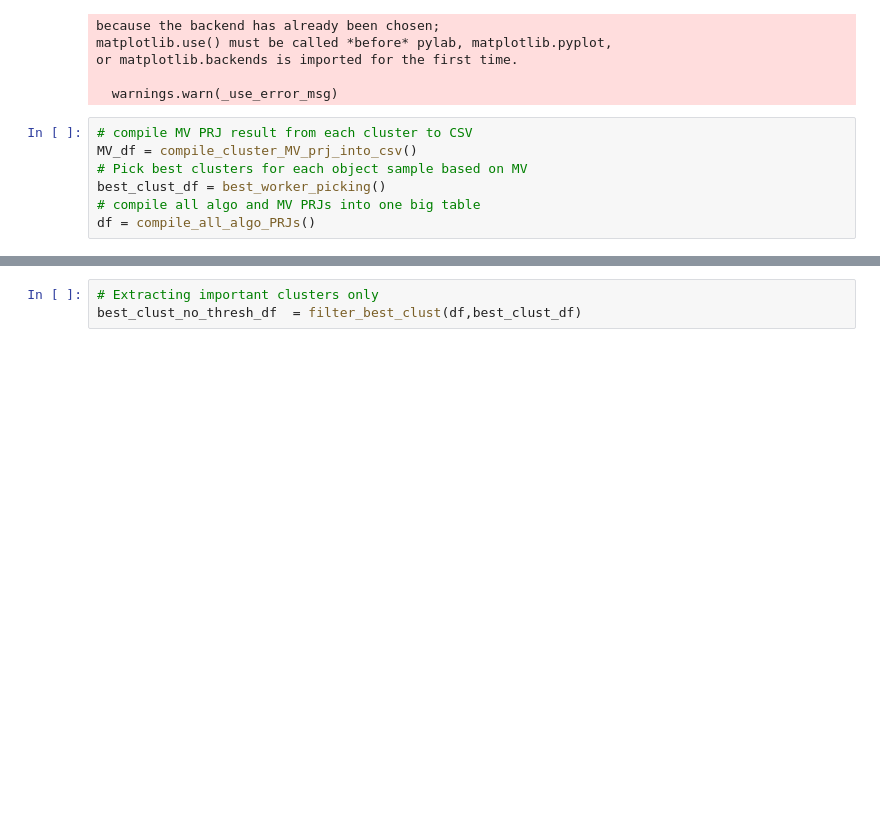
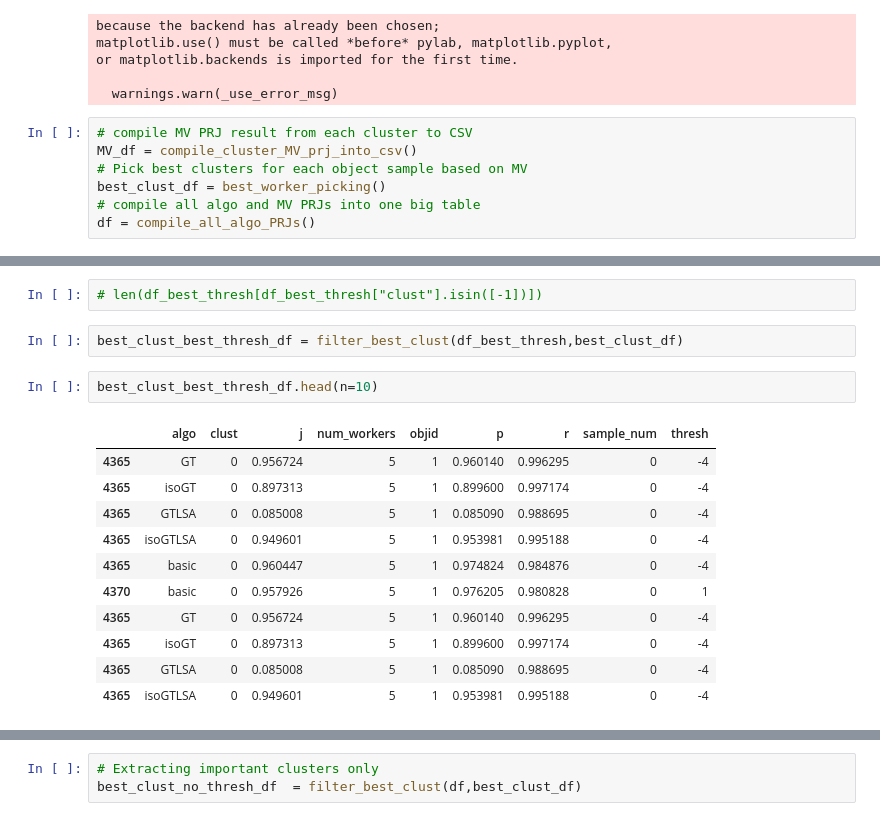
Before and after one commit to cognoscentai/segmentation, a Jupyter notebook: ipynb/PixelBasedGroundTruthExperiment-WithCluster.ipynb, the cells around one changed output, grey strips where cells are left out. Cells and saved outputs as stored; diff of their text form; blank space fills up the shorter version.

```diff
--- a/ipynb/PixelBasedGroundTruthExperiment-WithCluster.ipynb
+++ b/ipynb/PixelBasedGroundTruthExperiment-WithCluster.ipynb
@@ -24,0 +79,18 @@ df = compile_all_algo_PRJs()
+# %%
+# len(df_best_thresh[df_best_thresh["clust"].isin([-1])])
+# %%
+best_clust_best_thresh_df = filter_best_clust(df_best_thresh,best_clust_df)
+# %%
+best_clust_best_thresh_df.head(n=10)
+# %% [output]
+|  | algo | clust | j | num_workers | objid | p | r | sample_num | thresh |
+| 4365 | GT | 0 | 0.956724 | 5 | 1 | 0.960140 | 0.996295 | 0 | -4 |
+| 4365 | isoGT | 0 | 0.897313 | 5 | 1 | 0.899600 | 0.997174 | 0 | -4 |
+| 4365 | GTLSA | 0 | 0.085008 | 5 | 1 | 0.085090 | 0.988695 | 0 | -4 |
+| 4365 | isoGTLSA | 0 | 0.949601 | 5 | 1 | 0.953981 | 0.995188 | 0 | -4 |
+| 4365 | basic | 0 | 0.960447 | 5 | 1 | 0.974824 | 0.984876 | 0 | -4 |
+| 4370 | basic | 0 | 0.957926 | 5 | 1 | 0.976205 | 0.980828 | 0 | 1 |
+| 4365 | GT | 0 | 0.956724 | 5 | 1 | 0.960140 | 0.996295 | 0 | -4 |
+| 4365 | isoGT | 0 | 0.897313 | 5 | 1 | 0.899600 | 0.997174 | 0 | -4 |
+| 4365 | GTLSA | 0 | 0.085008 | 5 | 1 | 0.085090 | 0.988695 | 0 | -4 |
+| 4365 | isoGTLSA | 0 | 0.949601 | 5 | 1 | 0.953981 | 0.995188 | 0 | -4 |
```
Also changed, not shown: parts of 13 cells of this notebook, 1 other file.
